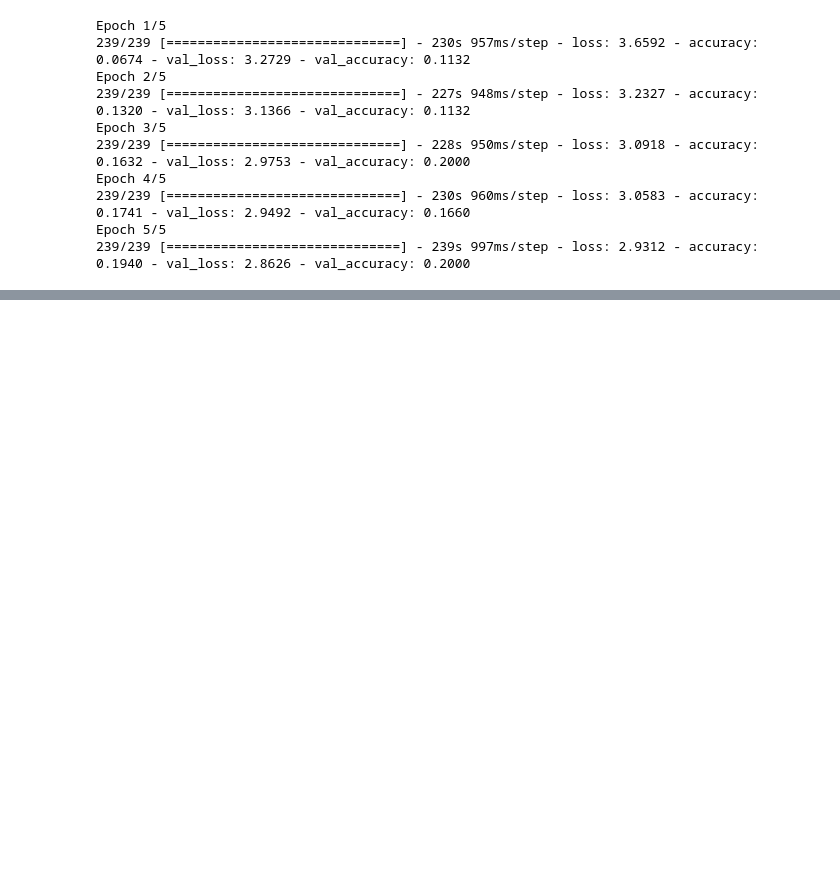
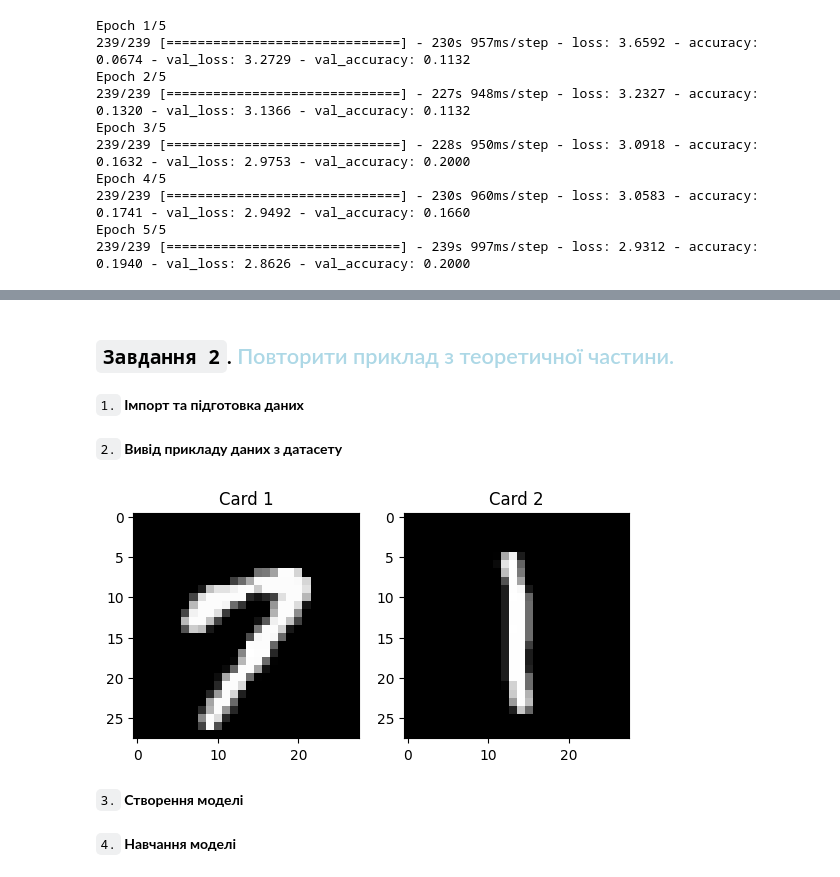
Before and after one commit to ulyagram77/Python_TechnicalVision_Labs, a Jupyter notebook: Lab4/lab4.ipynb, the cells around one changed output, grey strips where cells are left out. Drawn from its saved outputs; the diff is of its cells as text; code cells hidden in the pictures; blank space fills up the shorter version.

```diff
--- a/Lab4/lab4.ipynb
+++ b/Lab4/lab4.ipynb
@@ -444,0 +381,4 @@ plt.show()
+# %% [markdown]
+## `Завдання 2`. <span style="color:lightblue">Повторити приклад з теоретичної частини.</span>
+# %% [markdown]
+`1.` **Імпорт та підготовка даних**
@@ -444,0 +388,19 @@ plt.show()
+# %%
+# Загрузка данных MNIST
+(train_images, train_labels), (test_images, test_labels) = mnist.load_data()
+# %% [markdown]
+`2.` **Вивід прикладу даних з датасету**
+# %%
+plt.figure()
+
+plt.subplot(1, 2, 1)
+plt.imshow(train_images[15], cmap="gray"), plt.title("Card 1")
+
+plt.subplot(1, 2, 2)
+plt.imshow(train_images[14], cmap="gray"), plt.title("Card 2")
+
+plt.show()
+# %% [output]
+[figure, added]
+# %% [markdown]
+`3.` **Створення моделі**
@@ -444,0 +426,2 @@ plt.show()
+# %% [markdown]
+`4.` **Навчання моделі**
```
Also changed, not shown: parts of 23 cells of this notebook.
